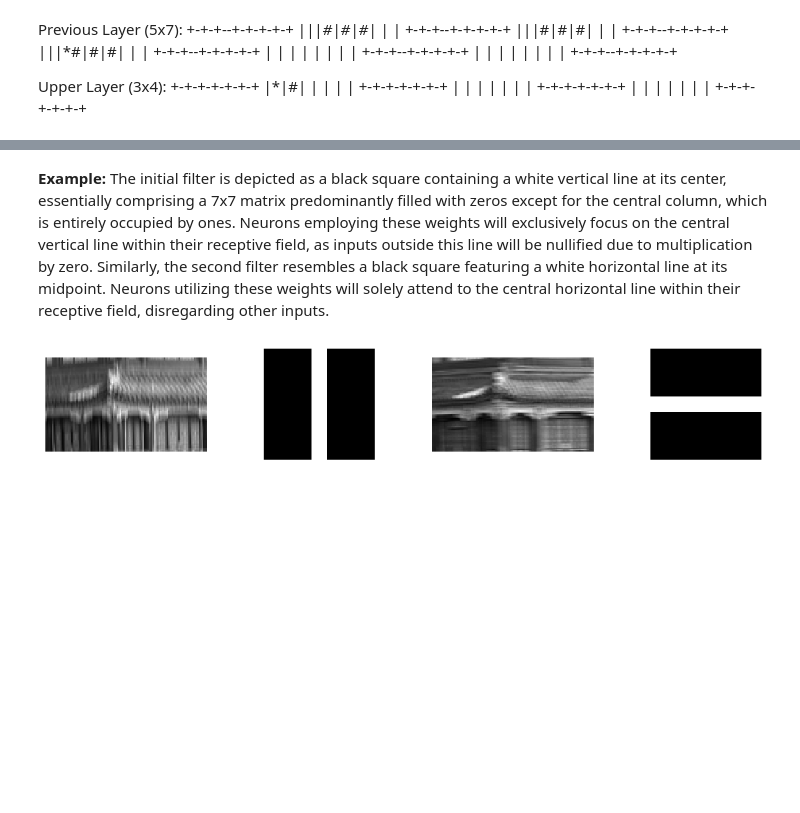
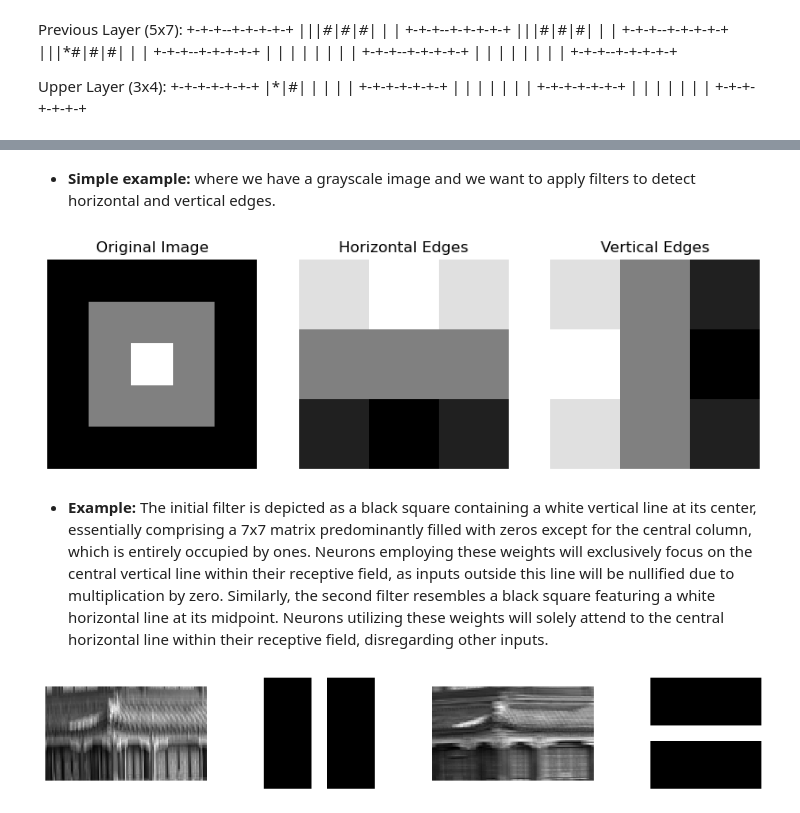
Before and after one commit to ShayanDodge/MachineLearning-Toolkit, a Jupyter notebook: Artifical Neural Networks PYTHON/5. CNN.ipynb, the cells around one changed output, grey strips where cells are left out. Cells and saved outputs as stored; diff of their text form; code cells hidden in the pictures; blank space fills up the shorter version.

```diff
--- a/Artifical Neural Networks PYTHON/5. CNN.ipynb
+++ b/Artifical Neural Networks PYTHON/5. CNN.ipynb
@@ -155,5 +170,53 @@ Filters, also known as convolution kernels, are essential components of convolut
+# %% [markdown]
+* **Simple example:** where we have a grayscale image and we want to apply filters to detect horizontal and vertical edges.
+# %%
+import numpy as np
+import matplotlib.pyplot as plt
+from scipy.signal import convolve2d
+
+# Example grayscale image
+image = np.array([[10, 10, 10, 10, 10],
+                  [10, 20, 20, 20, 10],
+                  [10, 20, 30, 20, 10],
+                  [10, 20, 20, 20, 10],
+                  [10, 10, 10, 10, 10]])
+
+# Define horizontal and vertical edge detection filters
+horizontal_filter = np.array([[1, 1, 1],
+                              [0, 0, 0],
+                              [-1, -1, -1]])
+
+vertical_filter = np.array([[1, 0, -1],
+                            [1, 0, -1],
+                            [1, 0, -1]])
+
+# Convolve filters with the image
+horizontal_edges = convolve2d(image, horizontal_filter, mode='valid')
+vertical_edges = convolve2d(image, vertical_filter, mode='valid')
+
+# Plot the original image and the detected edges
+plt.figure(figsize=(10, 5))
+
+plt.subplot(1, 3, 1)
+plt.imshow(image, cmap='gray')
+plt.title('Original Image')
+plt.axis('off')
+
+plt.subplot(1, 3, 2)
+plt.imshow(horizontal_edges, cmap='gray')
+plt.title('Horizontal Edges')
+plt.axis('off')
+
+plt.subplot(1, 3, 3)
+plt.imshow(vertical_edges, cmap='gray')
+plt.title('Vertical Edges')
+plt.axis('off')
+
+plt.show()
+# %% [output]
+[figure, added]
 # %% [markdown]
-**Example:** The initial filter is depicted as a black square containing a white vertical line at its center, essentially comprising a 7x7 matrix predominantly filled with zeros except for the central column, which is entirely occupied by ones. Neurons employing these weights will exclusively focus on the central vertical line within their receptive field, as inputs outside this line will be nullified due to multiplication by zero. Similarly, the second filter resembles a black square featuring a white horizontal line at its midpoint. Neurons utilizing these weights will solely attend to the central horizontal line within their receptive field, disregarding other inputs.
+* **Example:** The initial filter is depicted as a black square containing a white vertical line at its center, essentially comprising a 7x7 matrix predominantly filled with zeros except for the central column, which is entirely occupied by ones. Neurons employing these weights will exclusively focus on the central vertical line within their receptive field, as inputs outside this line will be nullified due to multiplication by zero. Similarly, the second filter resembles a black square featuring a white horizontal line at its midpoint. Neurons utilizing these weights will solely attend to the central horizontal line within their receptive field, disregarding other inputs.
 # %%
 import numpy as np  # Importing NumPy library as np
 import tensorflow as tf
```
Also changed, not shown: parts of 5 cells of this notebook.
